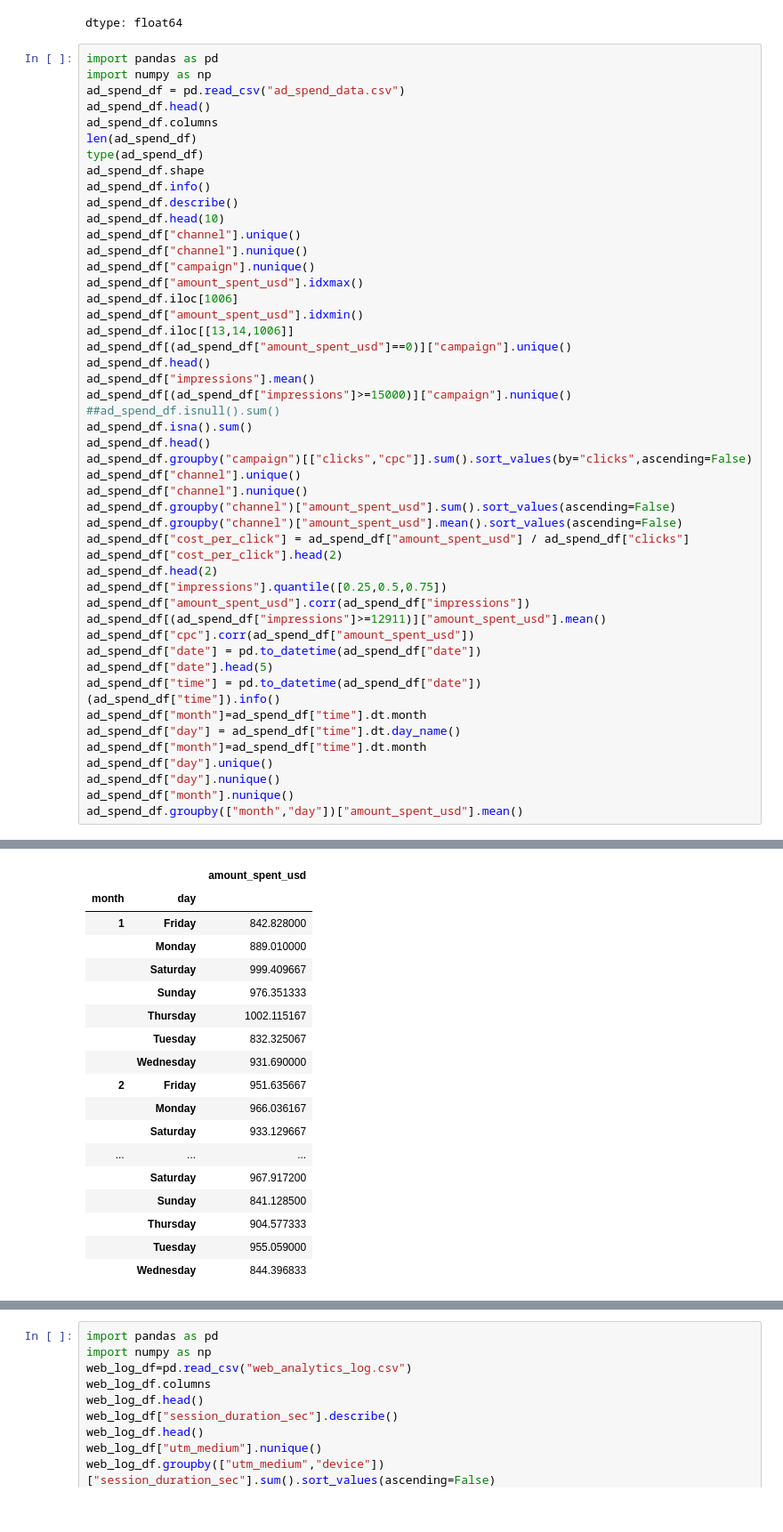
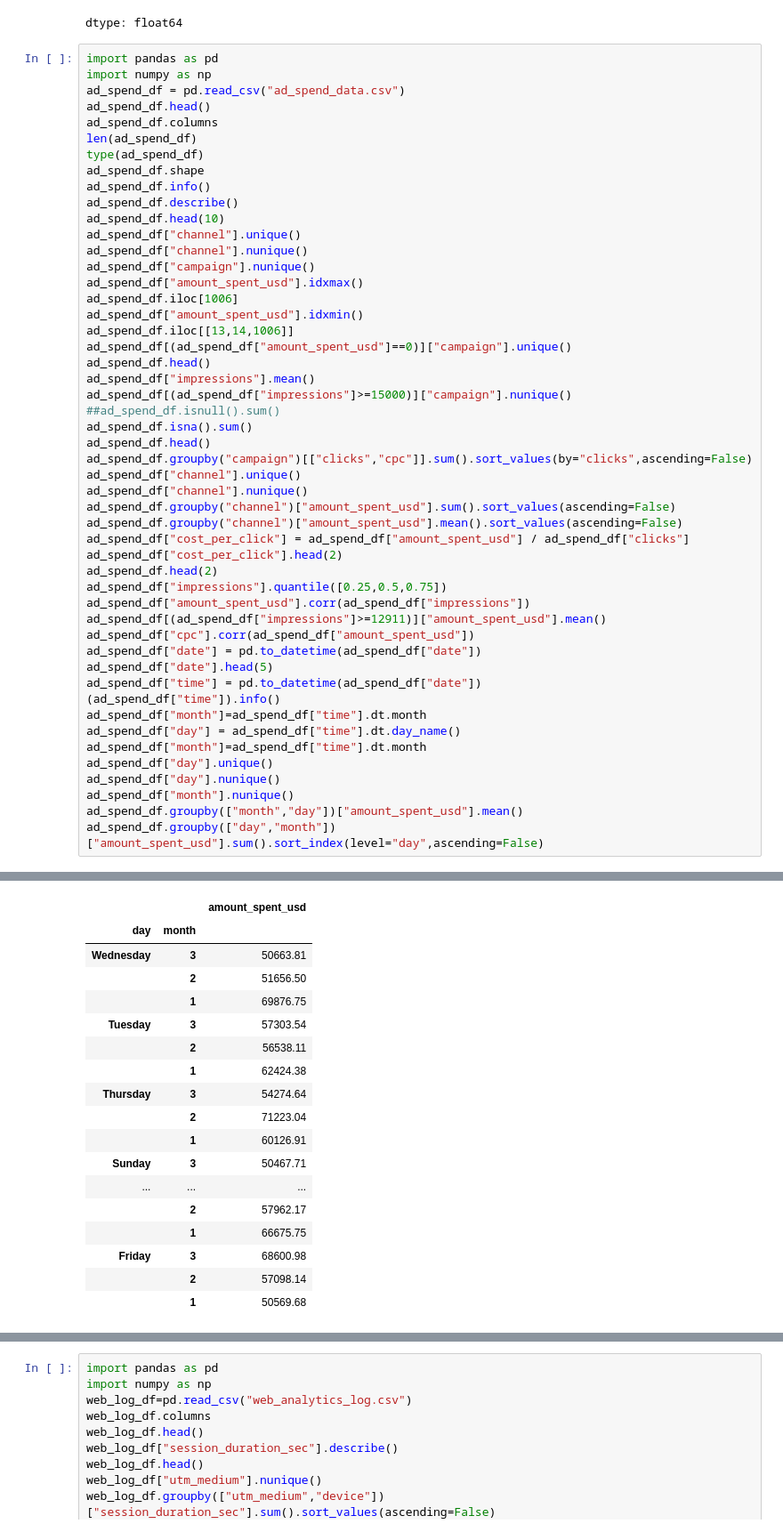
Before and after one commit to banerjee109/Infotact-Data-Team-2, a Jupyter notebook: Assignmenet_1_Roughbook.ipynb, the cells around one changed output, grey strips where cells are left out. Shown at 89% size. Drawn from its saved outputs; the diff is of its cells as text.

Commit message:
Grouped day-wise the amount spent in ad_spend_df in each month and sorted in descending order

```diff
--- a/Assignmenet_1_Roughbook.ipynb
+++ b/Assignmenet_1_Roughbook.ipynb
@@ -267,50 +267,51 @@ ad_spend_df["cpc"].corr(ad_spend_df["amount_spent_usd"])
 ad_spend_df["date"] = pd.to_datetime(ad_spend_df["date"])
 ad_spend_df["date"].head(5)
 ad_spend_df["time"] = pd.to_datetime(ad_spend_df["date"])
 (ad_spend_df["time"]).info()
 ad_spend_df["month"]=ad_spend_df["time"].dt.month
 ad_spend_df["day"] = ad_spend_df["time"].dt.day_name()
 ad_spend_df["month"]=ad_spend_df["time"].dt.month
 ad_spend_df["day"].unique()
 ad_spend_df["day"].nunique()
 ad_spend_df["month"].nunique()
 ad_spend_df.groupby(["month","day"])["amount_spent_usd"].mean()
+ad_spend_df.groupby(["day","month"])["amount_spent_usd"].sum().sort_index(level="day",ascending=False)
 # %% [output]
 <class 'pandas.core.frame.DataFrame'>
 RangeIndex: 1350 entries, 0 to 1349
 Data columns (total 7 columns):
  #   Column            Non-Null Count  Dtype
 ---  ------            --------------  -----
  0   date              1350 non-null   object
  1   channel           1350 non-null   object
  2   campaign          1350 non-null   object
  3   amount_spent_usd  1350 non-null   float64
  4   clicks            1350 non-null   int64
  5   impressions       1350 non-null   int64
  6   cpc               1350 non-null   float64
 ... (6 lines left out)
 --------------  -----
 1350 non-null   datetime64[ns]
 dtypes: datetime64[ns](1)
 memory usage: 10.7 KB
 |  |  | amount_spent_usd |
-| month | day |  |
-| 1 | Friday | 842.828000 |
-|  | Monday | 889.010000 |
-|  | Saturday | 999.409667 |
-|  | Sunday | 976.351333 |
-|  | Thursday | 1002.115167 |
-|  | Tuesday | 832.325067 |
-|  | Wednesday | 931.690000 |
-| 2 | Friday | 951.635667 |
-|  | Monday | 966.036167 |
-|  | Saturday | 933.129667 |
+| day | month |  |
+| Wednesday | 3 | 50663.81 |
+|  | 2 | 51656.50 |
+|  | 1 | 69876.75 |
+| Tuesday | 3 | 57303.54 |
+|  | 2 | 56538.11 |
+|  | 1 | 62424.38 |
+| Thursday | 3 | 54274.64 |
+|  | 2 | 71223.04 |
+|  | 1 | 60126.91 |
+| Sunday | 3 | 50467.71 |
 | ... | ... | ... |
-|  | Saturday | 967.917200 |
-|  | Sunday | 841.128500 |
-|  | Thursday | 904.577333 |
-|  | Tuesday | 955.059000 |
-|  | Wednesday | 844.396833 |
+|  | 2 | 57962.17 |
+|  | 1 | 66675.75 |
+| Friday | 3 | 68600.98 |
+|  | 2 | 57098.14 |
+|  | 1 | 50569.68 |
 dtype: float64
 # %%
 import pandas as pd
```
